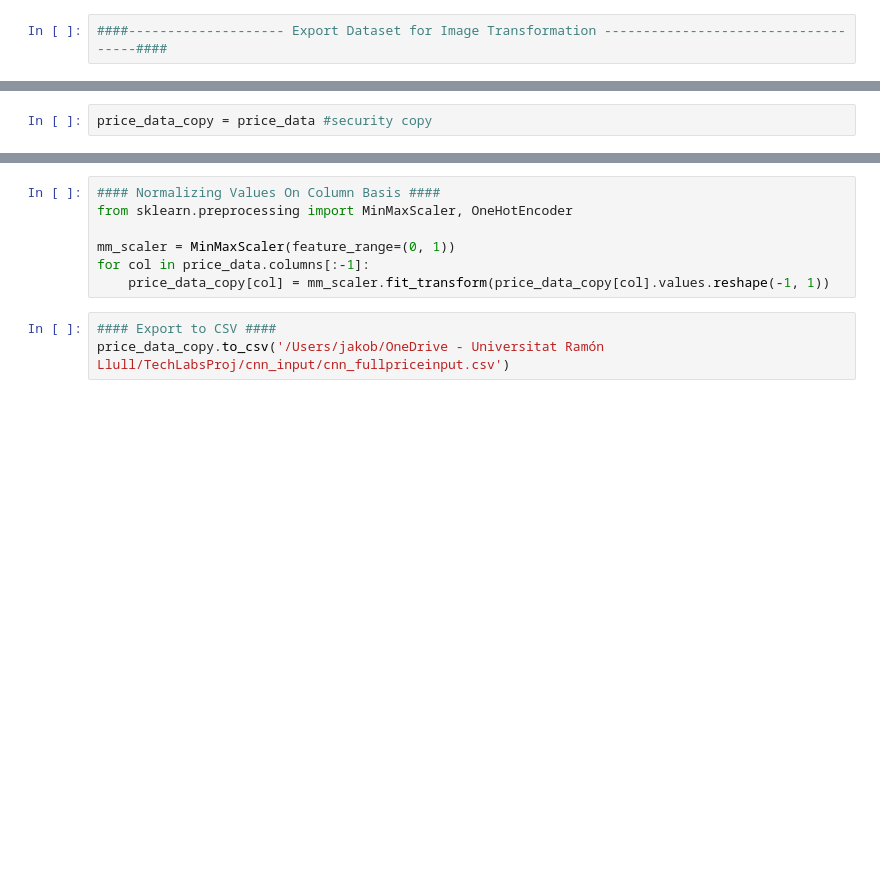
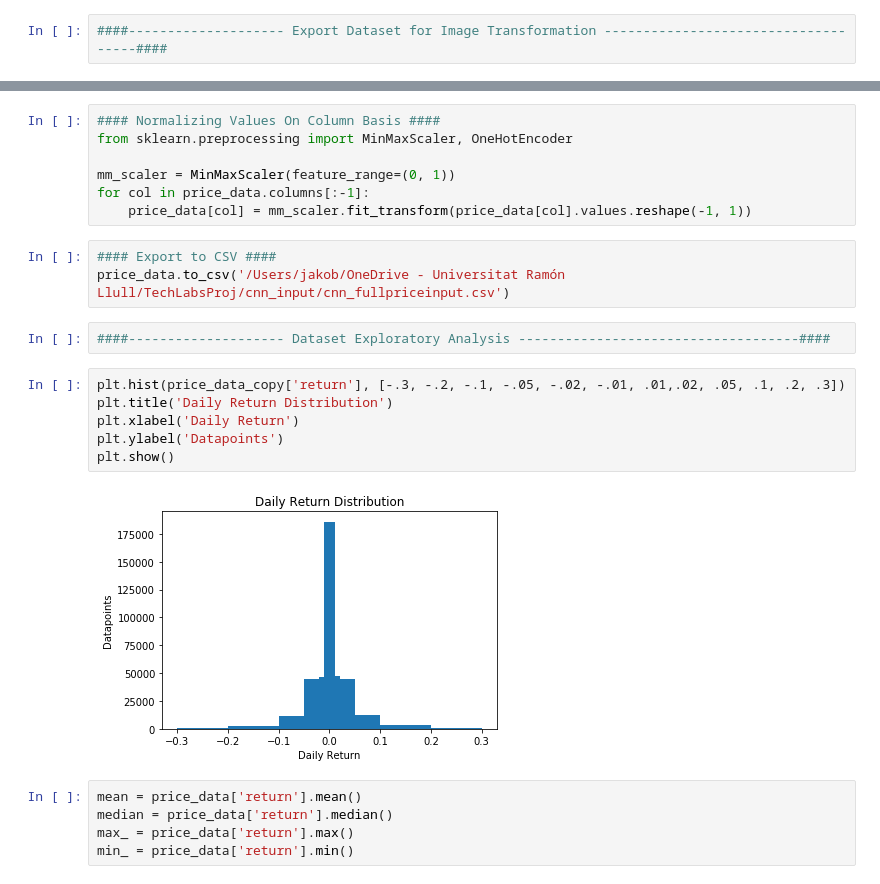
Before and after one commit to jakobap/Technicals-CNN, a Jupyter notebook: TechnicalIndicatorsImplementation_CONS.ipynb, the cells around one changed output, grey strips where cells are left out. Saved outputs shown, nothing was run; the diff lists cells and outputs as text; blank space fills up the shorter version.

```diff
--- a/TechnicalIndicatorsImplementation_CONS.ipynb
+++ b/TechnicalIndicatorsImplementation_CONS.ipynb
@@ -543,2 +532,0 @@ price_data.drop('Close', axis=1, inplace=True) # drop raw price development
-# %%
-price_data_copy = price_data #security copy
@@ -548,7 +551,22 @@ from sklearn.preprocessing import MinMaxScaler, OneHotEncoder
 
 mm_scaler = MinMaxScaler(feature_range=(0, 1))
 for col in price_data.columns[:-1]:
-    price_data_copy[col] = mm_scaler.fit_transform(price_data_copy[col].values.reshape(-1, 1))
+    price_data[col] = mm_scaler.fit_transform(price_data[col].values.reshape(-1, 1))
 # %%
 #### Export to CSV ####
-price_data_copy.to_csv('/Users/jakob/OneDrive - Universitat Ramón Llull/TechLabsProj/cnn_input/cnn_fullpriceinput.csv')
+price_data.to_csv('/Users/jakob/OneDrive - Universitat Ramón Llull/TechLabsProj/cnn_input/cnn_fullpriceinput.csv')
+# %%
+####-------------------- Dataset Exploratory Analysis ------------------------------------####
+# %%
+plt.hist(price_data_copy['return'], [-.3, -.2, -.1, -.05, -.02, -.01, .01,.02, .05, .1, .2, .3])
+plt.title('Daily Return Distribution')
+plt.xlabel('Daily Return')
+plt.ylabel('Datapoints')
+plt.show()
+# %% [output]
+[figure, added]
+# %%
+mean = price_data['return'].mean()
+median = price_data['return'].median()
+max_ = price_data['return'].max()
+min_ = price_data['return'].min()
```
Also changed, not shown: parts of 6 cells of this notebook, 1 other file.
